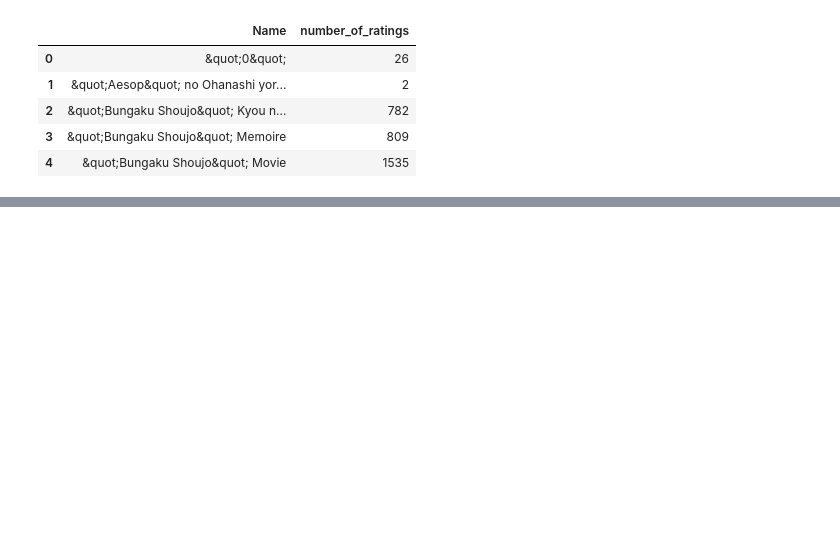
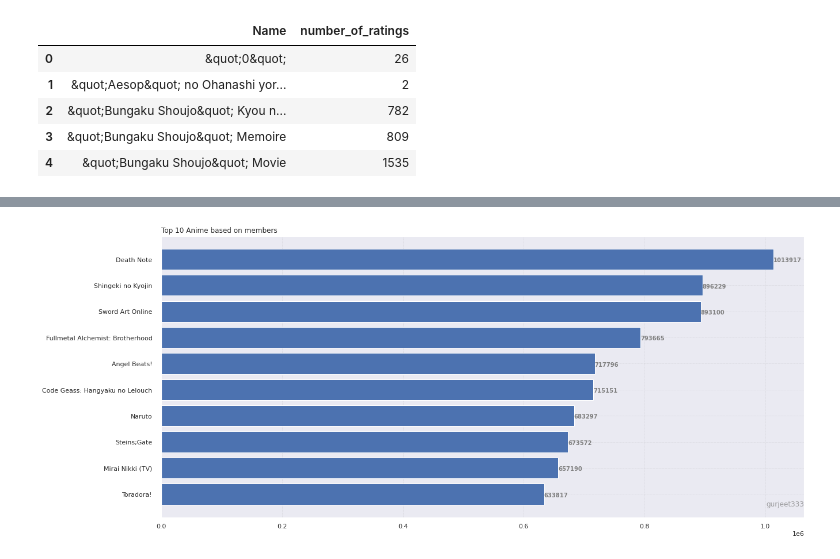
Before and after one commit to hargurjeet/Recommedation-Systems, a Jupyter notebook: Anime_Recommendation_Item_Based_CosineSimilarity.ipynb, the cells around one changed output, grey strips where cells are left out. Saved outputs shown, nothing was run; the diff lists cells and outputs as text; code cells hidden in the pictures; blank space fills up the shorter version.

```diff
--- a/Anime_Recommendation_Item_Based_CosineSimilarity.ipynb
+++ b/Anime_Recommendation_Item_Based_CosineSimilarity.ipynb
@@ -183,0 +226,3 @@ ratings
+# %%
+Anime_community = full_data.drop_duplicates(subset= ['Name', 'Members'], keep='first').sort_values(by='Members', ascending=False).head(10)
+Anime_community
@@ -183,0 +241,42 @@ ratings
+# %%
+# Figure Size
+fig, ax = plt.subplots(figsize =(20, 9))
+
+# Horizontal Bar Plot
+ax.barh(Anime_community.Name.head(10), Anime_community.Members.head(10))
+
+# Remove x, y Ticks
+ax.xaxis.set_ticks_position('none')
+ax.yaxis.set_ticks_position('none')
+
+# Add padding between axes and labels
+ax.xaxis.set_tick_params(pad = 5)
+ax.yaxis.set_tick_params(pad = 10)
+
+# Add x, y gridlines
+ax.grid(b = True, color ='grey',
+        linestyle ='-.', linewidth = 0.5,
+        alpha = 0.2)
+
+# Show top values
+ax.invert_yaxis()
+
+# Add annotation to bars
+for i in ax.patches:
+    plt.text(i.get_width()+0.2, i.get_y()+0.5,
+             str(round((i.get_width()), 2)),
+             fontsize = 10, fontweight ='bold',
+             color ='grey')
+
+# Add Text watermark
+fig.text(0.9, 0.15, 'gurjeet333', fontsize = 12,
+         color ='grey', ha ='right', va ='bottom',
+         alpha = 0.7)
+ # Add Plot Title
+ax.set_title('Top 10 Anime based on members',
+             loc ='left', )
+
+# Show Plot
+plt.show()
+# %% [output]
+[figure, added]
```
Also changed, not shown: parts of 11 cells of this notebook.
